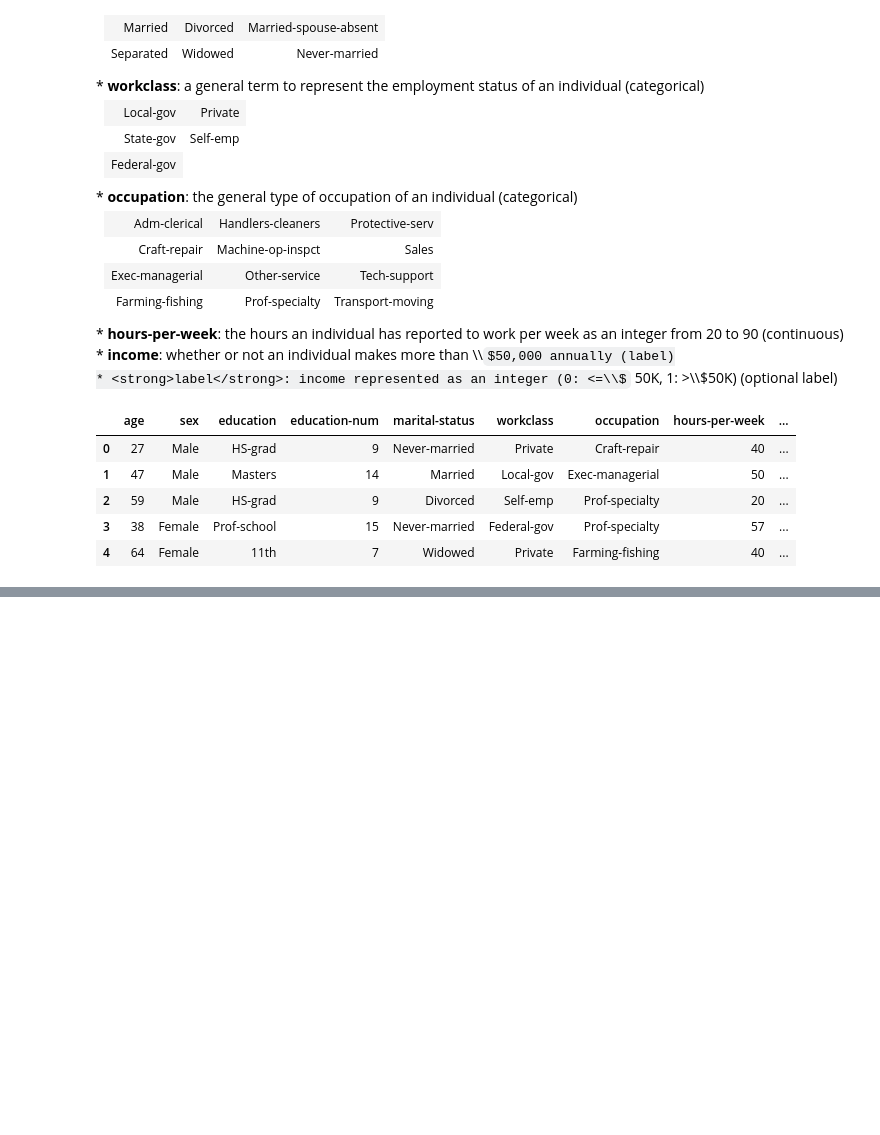
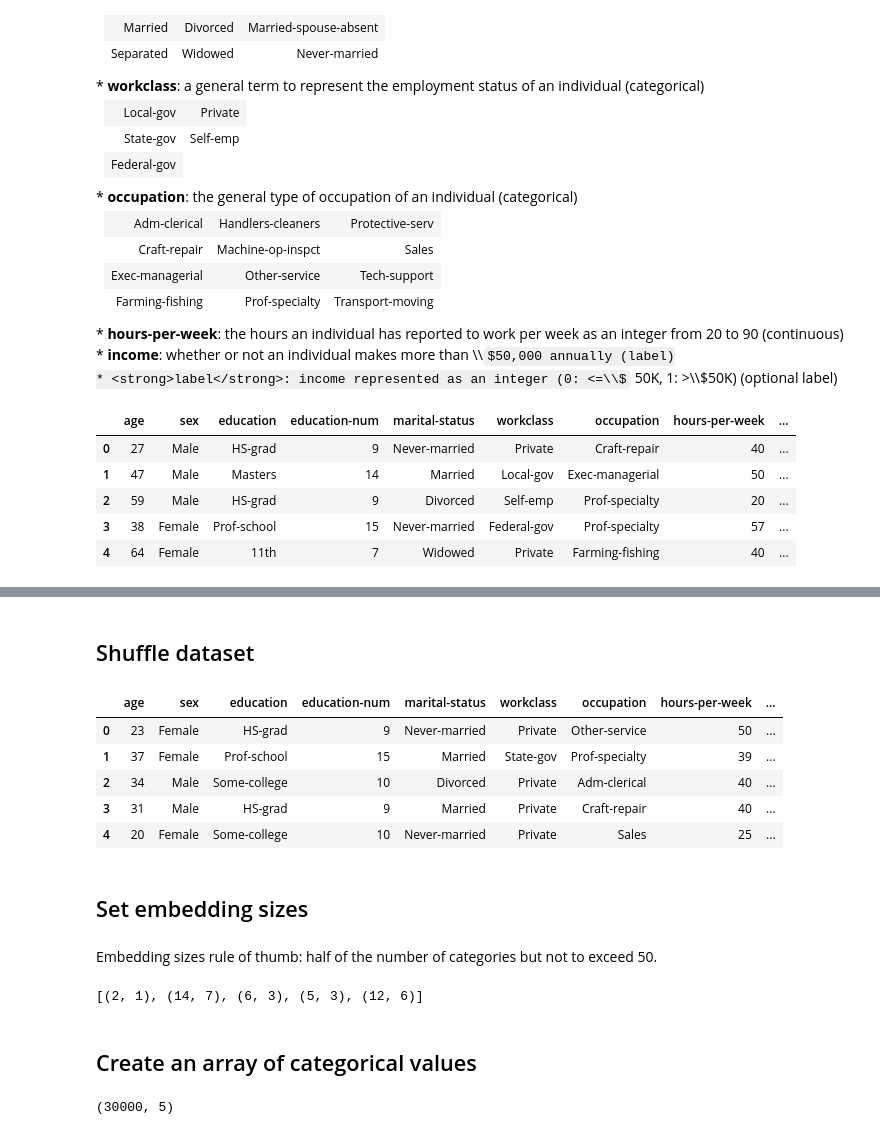
Before and after one commit to alejandrodgb/pytorch-for-dl, a Jupyter notebook: 02-ANN-Artificial-Neural-Networks/05-Exercises.ipynb, the cells around one changed output, grey strips where cells are left out. Saved outputs shown, nothing was run; the diff lists cells and outputs as text; code cells hidden in the pictures; some formulas as TeX source; blank space fills up the shorter version.

```diff
--- a/02-ANN-Artificial-Neural-Networks/05-Exercises.ipynb
+++ b/02-ANN-Artificial-Neural-Networks/05-Exercises.ipynb
@@ -100,0 +118,4 @@ df.describe(include='all')
+# %%
+cont_cols = ['age','hours-per-week']
+cat_cols = ['sex','education','marital-status','workclass', 'occupation']
+y_col = ['label']
@@ -100,0 +124,3 @@ df.describe(include='all')
+# %%
+for c in cat_cols:
+    df[c] = df[c].astype('category')
@@ -100,0 +147,30 @@ df.describe(include='all')
+# %% [markdown]
+## Shuffle dataset
+# %%
+df = shuffle(df, random_state=101)
+df.reset_index(drop=True, inplace=True)
+df.head()
+# %% [output]
+|  | age | sex | education | education-num | marital-status | workclass | occupation | hours-per-week | ... |
+| 0 | 23 | Female | HS-grad | 9 | Never-married | Private | Other-service | 50 | ... |
+| 1 | 37 | Female | Prof-school | 15 | Married | State-gov | Prof-specialty | 39 | ... |
+| 2 | 34 | Male | Some-college | 10 | Divorced | Private | Adm-clerical | 40 | ... |
+| 3 | 31 | Male | HS-grad | 9 | Married | Private | Craft-repair | 40 | ... |
+| 4 | 20 | Female | Some-college | 10 | Never-married | Private | Sales | 25 | ... |
+# %% [markdown]
+## Set embedding sizes
+# %% [markdown]
+Embedding sizes rule of thumb: half of the number of categories but not to exceed 50.
+# %%
+cat_szs = [len(df[c].cat.categories) for c in cat_cols]
+emb_szs = [(c,min(50,(c+1)//2)) for c in cat_szs]
+emb_szs
+# %% [output]
+[(2, 1), (14, 7), (6, 3), (5, 3), (12, 6)]
+# %% [markdown]
+## Create an array of categorical values
+# %%
+cats = np.stack([df[c].cat.codes.values for c in cat_cols],axis=1)
+cats.shape
+# %% [output]
+(30000, 5)
```
Also changed, not shown: parts of 41 cells of this notebook, 1 other file.
